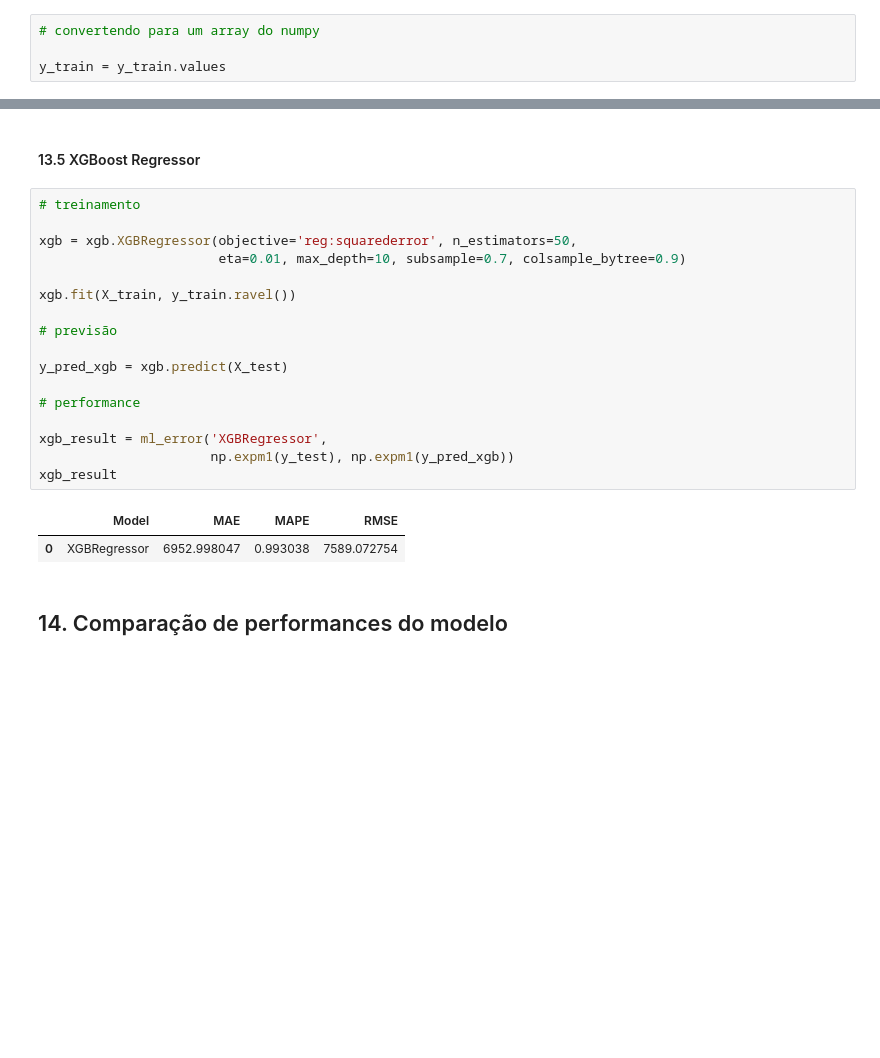
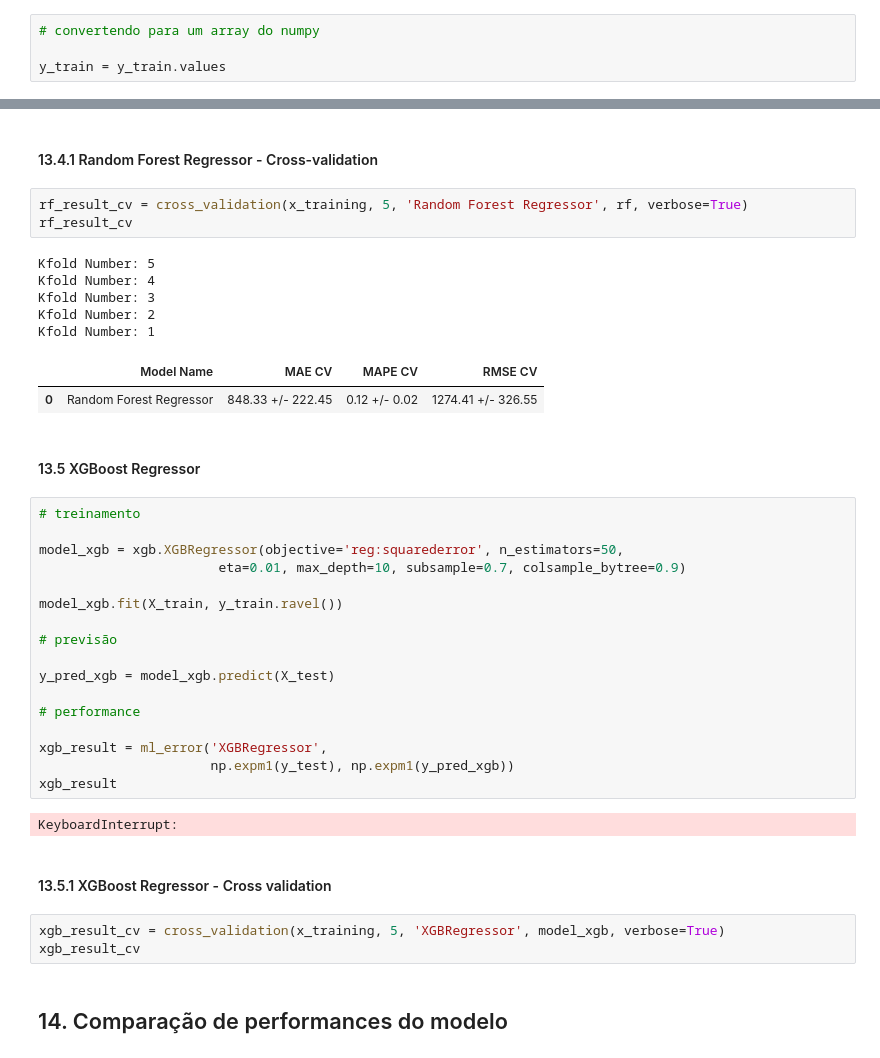
Before and after one commit to deborabmfreitas/projeto-rossmann-regressao, a Jupyter notebook: rossmann_regression.ipynb, the cells around one changed output, grey strips where cells are left out. Saved outputs shown, nothing was run; the diff lists cells and outputs as text; blank space fills up the shorter version.

```diff
--- a/rossmann_regression.ipynb
+++ b/rossmann_regression.ipynb
@@ -1834,16 +1929,29 @@ rf_result
+# %% [markdown]
+#### 13.4.1 Random Forest Regressor - Cross-validation
+# %%
+rf_result_cv = cross_validation(x_training, 5, 'Random Forest Regressor', rf, verbose=True)
+rf_result_cv
+# %% [output]
+Kfold Number: 5
+Kfold Number: 4
+Kfold Number: 3
+Kfold Number: 2
+Kfold Number: 1
+|  | Model Name | MAE CV | MAPE CV | RMSE CV |
+| 0 | Random Forest Regressor | 848.33 +/- 222.45 | 0.12 +/- 0.02 | 1274.41 +/- 326.55 |
 # %% [markdown]
 #### 13.5 XGBoost Regressor
 # %%
 # treinamento
 
-xgb = xgb.XGBRegressor(objective='reg:squarederror', n_estimators=50,
+model_xgb = xgb.XGBRegressor(objective='reg:squarederror', n_estimators=50,
                        eta=0.01, max_depth=10, subsample=0.7, colsample_bytree=0.9)
 
-xgb.fit(X_train, y_train.ravel())
+model_xgb.fit(X_train, y_train.ravel())
 
 # previsão
 
-y_pred_xgb = xgb.predict(X_test)
+y_pred_xgb = model_xgb.predict(X_test)
 
 # performance
 
@@ -1851,8 +1959,12 @@ xgb_result = ml_error('XGBRegressor',
                       np.expm1(y_test), np.expm1(y_pred_xgb))
 xgb_result
 # %% [output]
-|  | Model | MAE | MAPE | RMSE |
-| 0 | XGBRegressor | 6952.998047 | 0.993038 | 7589.072754 |
+KeyboardInterrupt:
+# %% [markdown]
+#### 13.5.1 XGBoost Regressor - Cross validation
+# %%
+xgb_result_cv = cross_validation(x_training, 5, 'XGBRegressor', model_xgb, verbose=True)
+xgb_result_cv
 # %% [markdown]
 ## 14. Comparação de performances do modelo
 # %%
```
Also changed, not shown: parts of 37 cells of this notebook.
